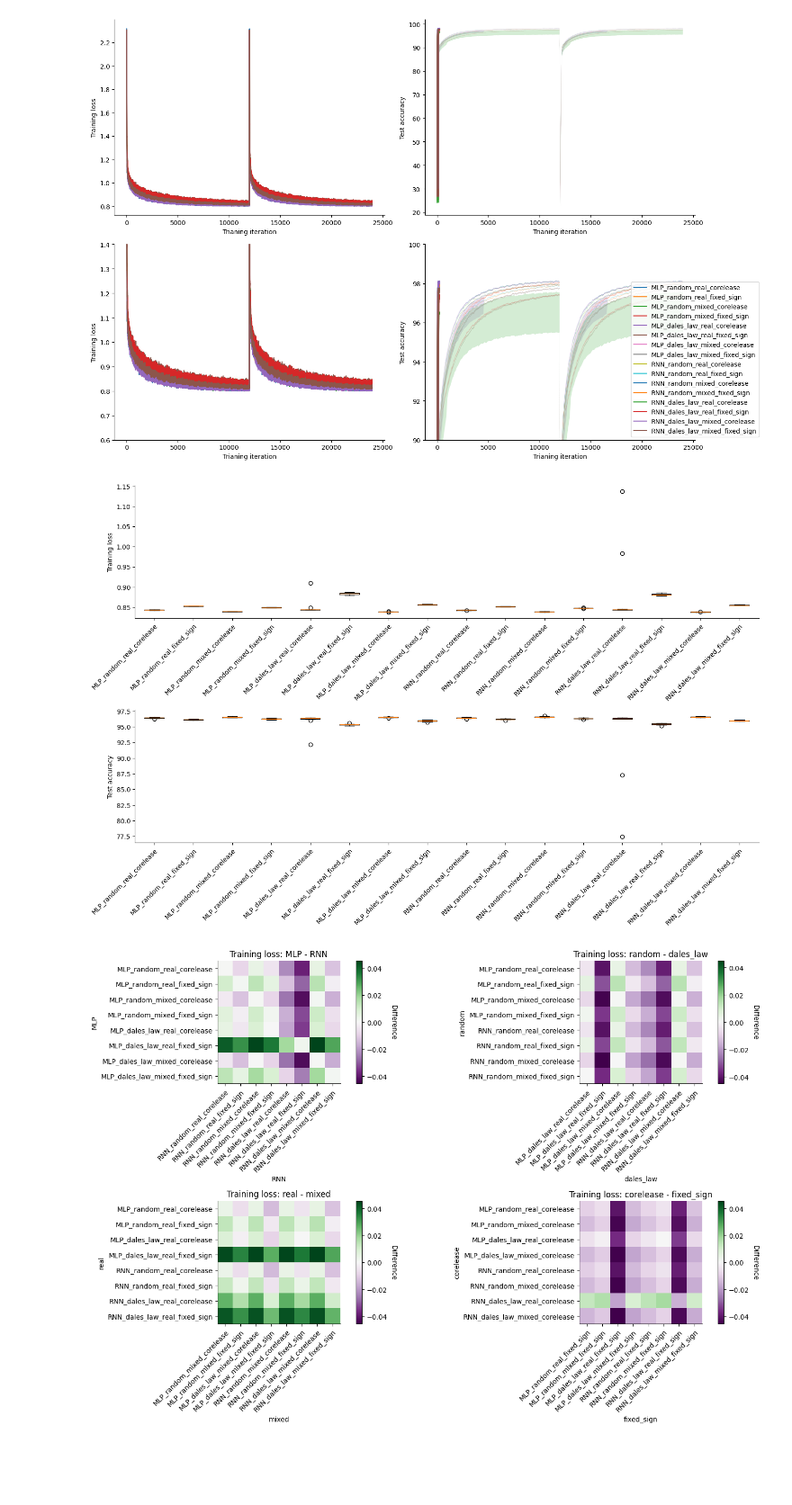
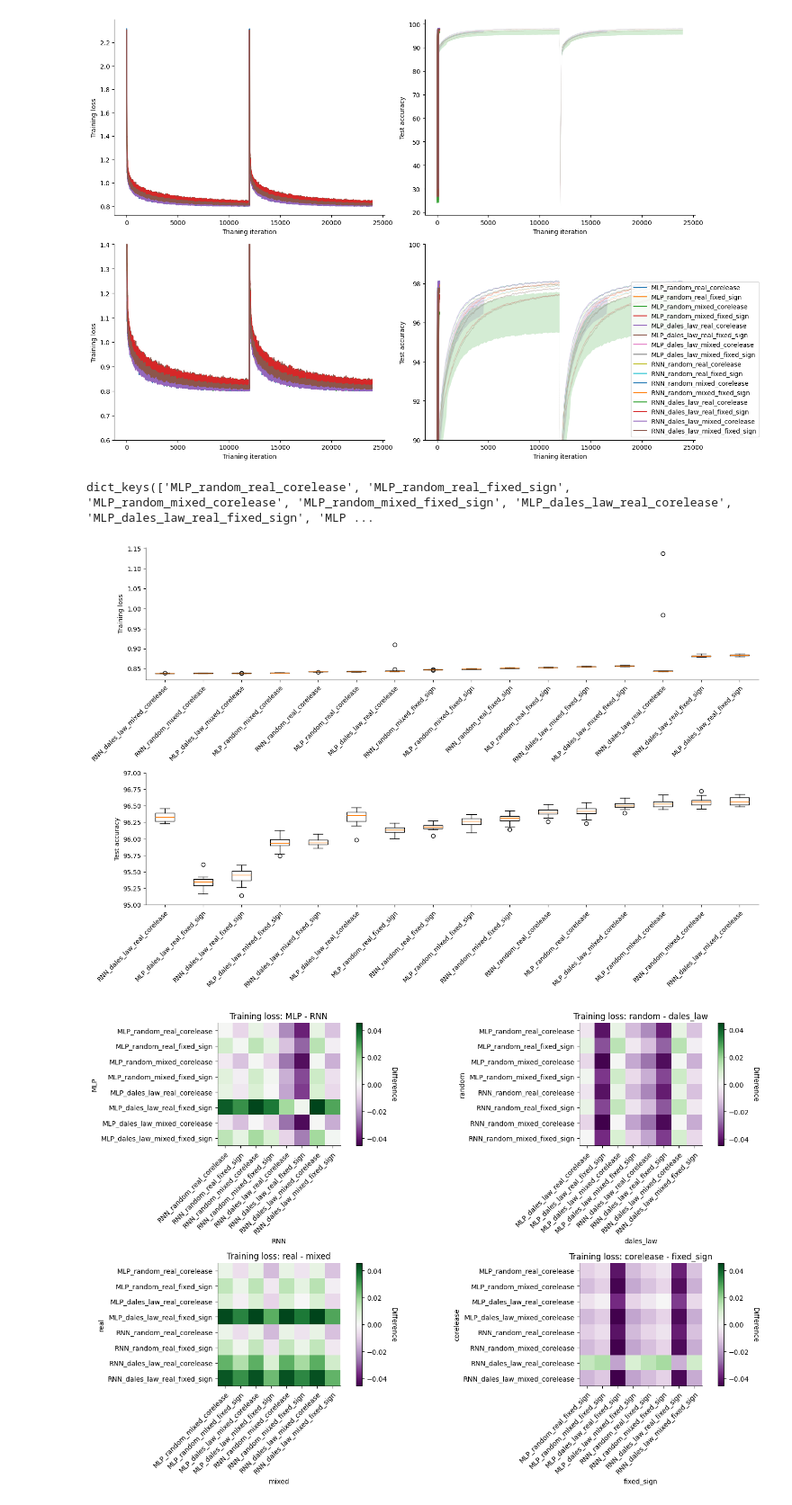
Before and after one commit to shunnnli/EP-LHb-model, a Jupyter notebook: model_comparisons.ipynb, the cells around one changed output. Shown at 90% size. Saved outputs shown, nothing was run; the diff lists cells and outputs as text; code cells hidden in the pictures; blank space fills up the shorter version.

Commit message:
sorted results

```diff
--- a/model_comparisons.ipynb
+++ b/model_comparisons.ipynb
@@ -220,39 +220,50 @@ plt.legend(bbox_to_anchor=(1, 0), loc='lower center', ncol=len(training_loss_sum
 plt.show()
 # %% [output]
 [figure]
+# %%
+training_loss_summary.keys()
+# %% [output]
+dict_keys(['MLP_random_real_corelease', 'MLP_random_real_fixed_sign', 'MLP_random_mixed_corelease', 'MLP_random_mixed_fixed_sign', 'MLP_dales_law_real_corelease', 'MLP_dales_law_real_fixed_sign', 'MLP ...
 # %%
 # Plot bar plots of different conditions
 
 fig, axs = plt.subplots(2,1,figsize=(15, 10))
 
-# Plot loss
-mean_loss, sem_loss = [],[]
+
+mean_loss, mean_acc = [],[]
 for network in training_loss_summary:
     mean_loss.append(np.mean(training_loss_summary[network],axis=1))
-    # sem_loss.extend(stats.sem(training_loss_summary[network],axis=1))
+for network in test_accuracy_summary:
+    mean_acc.append(np.mean(test_accuracy_summary[network],axis=1))
 
-axs[0].boxplot(mean_loss,positions=np.arange(len(mean_loss)))
-axs[0].set_xticklabels(training_loss_summary.keys())
+
+# Sort loss
+sorted_idx = np.argsort(np.mean(mean_loss,axis=1))
+mean_loss_sorted = np.array(mean_loss)[sorted_idx].T
+sorted_keys = np.array(list(training_loss_summary.keys()))[sorted_idx]
+# Plot loss
+axs[0].boxplot(mean_loss_sorted)
+axs[0].set_xticklabels(sorted_keys)
 axs[0].set_ylabel('Training loss')
 # Rotate the tick labels and set their alignment.
 plt.setp(axs[0].get_xticklabels(), rotation=45, ha="right",
             rotation_mode="anchor")
 
+# Sort accuracy
+sorted_idx = np.argsort(np.mean(mean_acc,axis=1))
+mean_acc_sorted = np.array(mean_acc)[sorted_idx].T
+sorted_keys = np.array(list(test_accuracy_summary.keys()))[sorted_idx]
 # Plot accuracy
-mean_acc, sem_acc = [],[]
-for network in test_accuracy_summary:
-    mean_acc.append(np.mean(test_accuracy_summary[network],axis=1))
-    # sem_acc.extend(stats.sem(test_accuracy_summary[network],axis=1))
-
-axs[1].boxplot(mean_acc,positions=np.arange(len(mean_acc)))
-axs[1].set_xticklabels(test_accuracy_summary.keys())
+axs[1].boxplot(mean_acc_sorted)
+axs[1].set_xticklabels(sorted_keys)
 axs[1].set_ylabel('Test accuracy')
+# axs[1].set_ylim([95, 97])
 # Rotate the tick labels and set their alignment.
 plt.setp(axs[1].get_xticklabels(), rotation=45, ha="right",
             rotation_mode="anchor")
 plt.show()
 # %% [output]
-[figure, old version]
+[figure, new version]
 # %%
 # Plot heatmaps to plot differences between conditions
 
```
Also changed, not shown: parts of 1 cell of this notebook, 2 other files.
